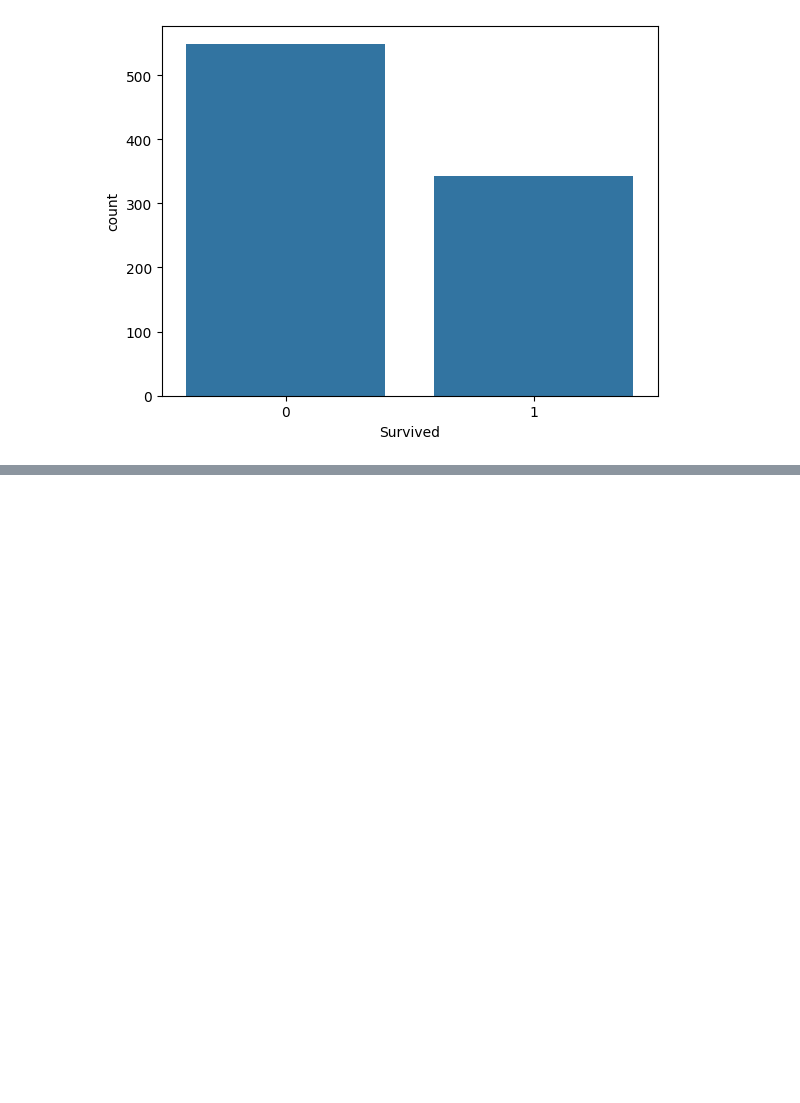
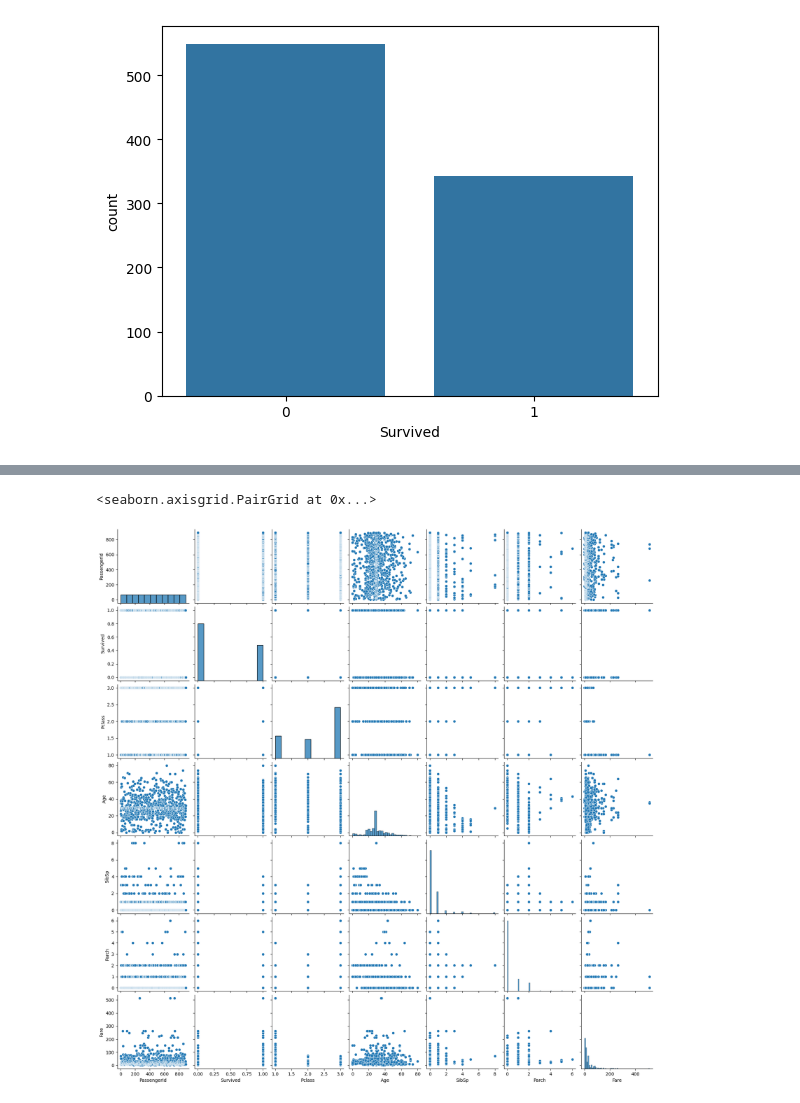
Before and after one commit to MUHAMMEDQULIYEV/Machine_Learning, a Jupyter notebook: Titanic/model.ipynb, the cells around one changed output, grey strips where cells are left out. Cells and saved outputs as stored; diff of their text form; code cells hidden in the pictures; blank space fills up the shorter version.

```diff
--- a/Titanic/model.ipynb
+++ b/Titanic/model.ipynb
@@ -293,0 +381,5 @@ sns.countplot(train,x='Survived')
+# %%
+sns.pairplot(train)
+# %% [output]
+<seaborn.axisgrid.PairGrid at 0x...>
+[figure, added]
```
Also changed, not shown: parts of 23 cells of this notebook.
